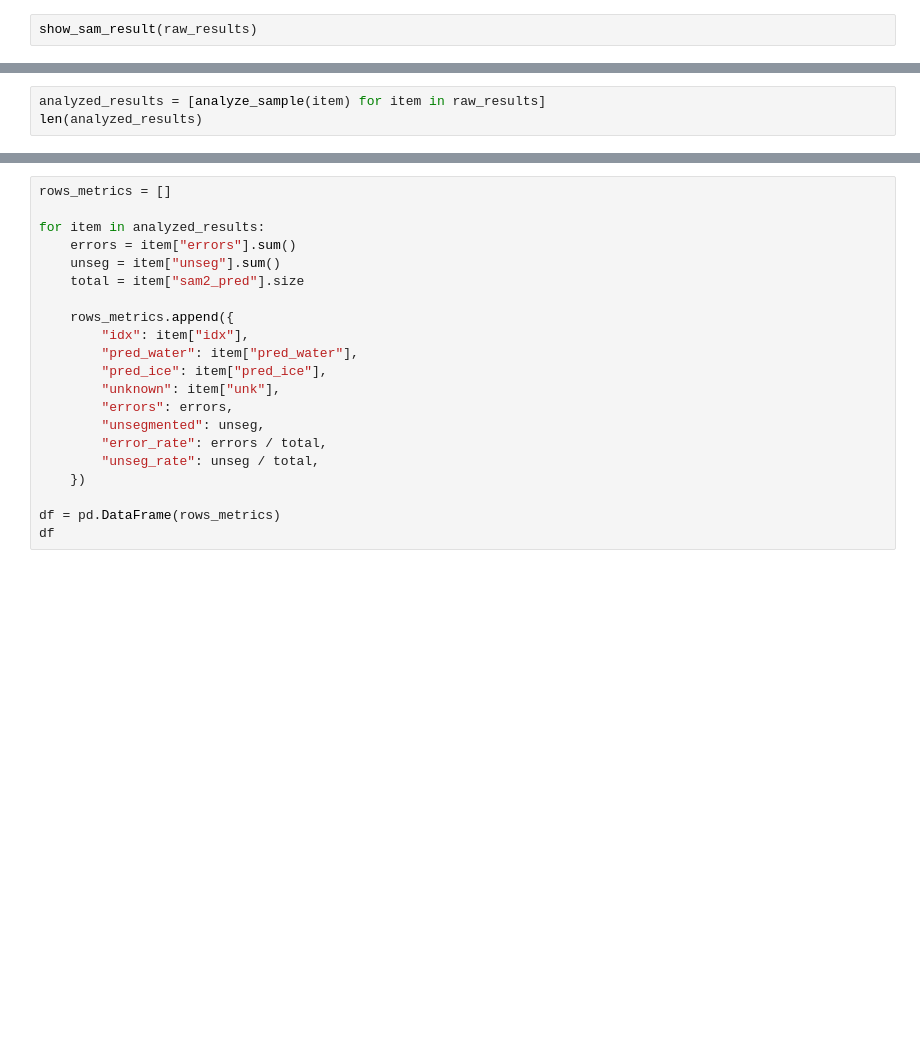
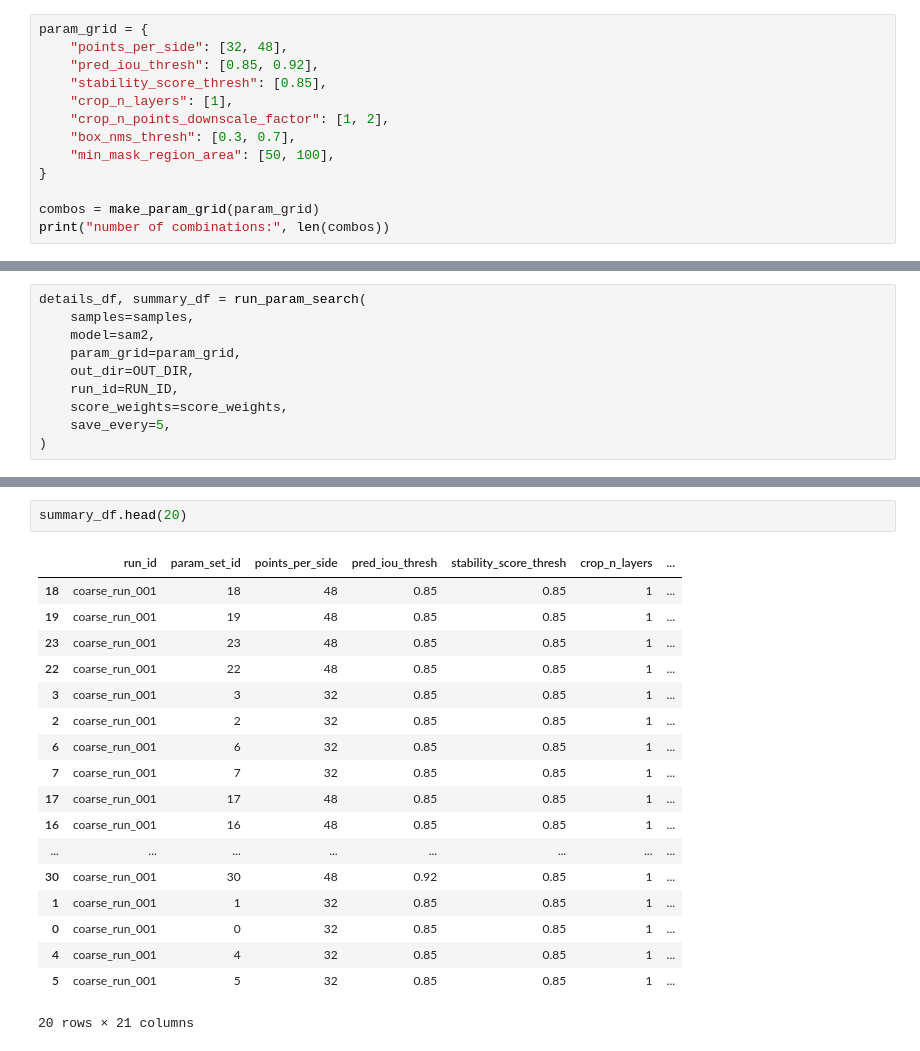
Before and after one commit to 1589presdm/sam2, a Jupyter notebook: experiments/parametrs_tuning.ipynb, the cells around one changed output, grey strips where cells are left out. Drawn from its saved outputs; the diff is of its cells as text; blank space fills up the shorter version.

```diff
--- a/experiments/parametrs_tuning.ipynb
+++ b/experiments/parametrs_tuning.ipynb
@@ -300,2 +414,13 @@ len(raw_results)
 # %%
-show_sam_result(raw_results)
+param_grid = {
+    "points_per_side": [32, 48],
+    "pred_iou_thresh": [0.85, 0.92],
+    "stability_score_thresh": [0.85],
+    "crop_n_layers": [1],
+    "crop_n_points_downscale_factor": [1, 2],
+    "box_nms_thresh": [0.3, 0.7],
+    "min_mask_region_area": [50, 100],
+}
+
+combos = make_param_grid(param_grid)
+print("number of combinations:", len(combos))
@@ -302,3 +429,10 @@ show_sam_result(raw_results)
 # %%
-analyzed_results = [analyze_sample(item) for item in raw_results]
-len(analyzed_results)
+details_df, summary_df = run_param_search(
+    samples=samples,
+    model=sam2,
+    param_grid=param_grid,
+    out_dir=OUT_DIR,
+    run_id=RUN_ID,
+    score_weights=score_weights,
+    save_every=5,
+)
@@ -305,22 +472,22 @@ len(analyzed_results)
 # %%
-rows_metrics = []
-
-for item in analyzed_results:
-    errors = item["errors"].sum()
-    unseg = item["unseg"].sum()
-    total = item["sam2_pred"].size
-
-    rows_metrics.append({
-        "idx": item["idx"],
-        "pred_water": item["pred_water"],
-        "pred_ice": item["pred_ice"],
-        "unknown": item["unk"],
-        "errors": errors,
-        "unsegmented": unseg,
-        "error_rate": errors / total,
-        "unseg_rate": unseg / total,
-    })
-
-df = pd.DataFrame(rows_metrics)
-df
+summary_df.head(20)
+# %% [output]
+|  | run_id | param_set_id | points_per_side | pred_iou_thresh | stability_score_thresh | crop_n_layers | ... |
+| 18 | coarse_run_001 | 18 | 48 | 0.85 | 0.85 | 1 | ... |
+| 19 | coarse_run_001 | 19 | 48 | 0.85 | 0.85 | 1 | ... |
+| 23 | coarse_run_001 | 23 | 48 | 0.85 | 0.85 | 1 | ... |
+| 22 | coarse_run_001 | 22 | 48 | 0.85 | 0.85 | 1 | ... |
+| 3 | coarse_run_001 | 3 | 32 | 0.85 | 0.85 | 1 | ... |
+| 2 | coarse_run_001 | 2 | 32 | 0.85 | 0.85 | 1 | ... |
+| 6 | coarse_run_001 | 6 | 32 | 0.85 | 0.85 | 1 | ... |
+| 7 | coarse_run_001 | 7 | 32 | 0.85 | 0.85 | 1 | ... |
+| 17 | coarse_run_001 | 17 | 48 | 0.85 | 0.85 | 1 | ... |
+| 16 | coarse_run_001 | 16 | 48 | 0.85 | 0.85 | 1 | ... |
+| ... | ... | ... | ... | ... | ... | ... | ... |
+| 30 | coarse_run_001 | 30 | 48 | 0.92 | 0.85 | 1 | ... |
+| 1 | coarse_run_001 | 1 | 32 | 0.85 | 0.85 | 1 | ... |
+| 0 | coarse_run_001 | 0 | 32 | 0.85 | 0.85 | 1 | ... |
+| 4 | coarse_run_001 | 4 | 32 | 0.85 | 0.85 | 1 | ... |
+| 5 | coarse_run_001 | 5 | 32 | 0.85 | 0.85 | 1 | ... |
+20 rows × 21 columns
 # %%
```
Also changed, not shown: parts of 14 cells of this notebook.
